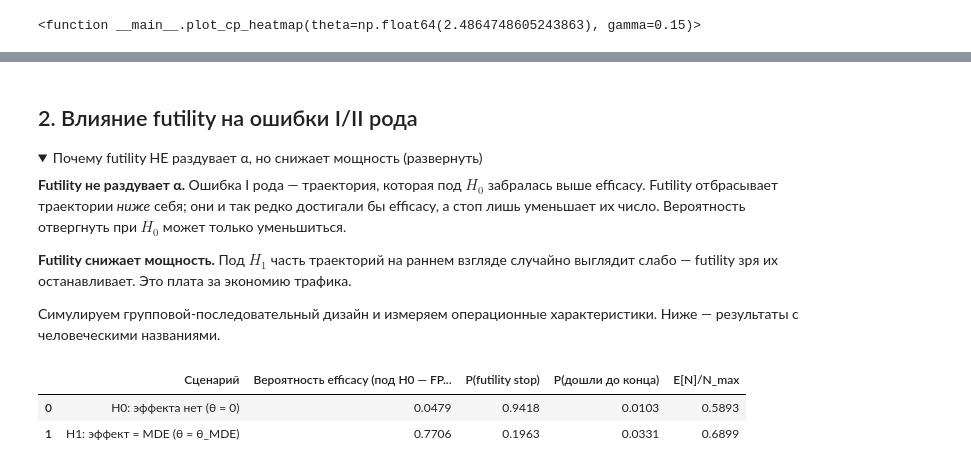
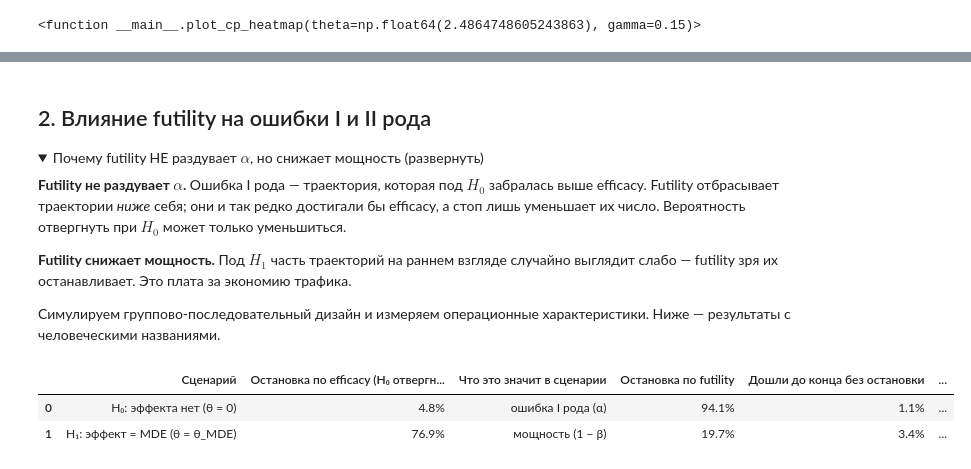
Before and after one commit to Alberelloo/Hypothesis-Testing-Course, a Jupyter notebook: 1. Дизайн и анализ экспериментов/10. Futility-анализ (ранняя остановка по бесперспективности)/lecture.ipynb, the cells around one changed output, grey strips where cells are left out. Cells and saved outputs as stored; diff of their text form; code cells hidden in the pictures; folded sections open.

```diff
--- a/1. Дизайн и анализ экспериментов/10. Futility-анализ (ранняя остановка по бесперспективности)/lecture.ipynb
+++ b/1. Дизайн и анализ экспериментов/10. Futility-анализ (ранняя остановка по бесперспективности)/lecture.ipynb
@@ -399,6 +400,9 @@ $$\frac{d,\mathrm{CP}}{dz_t}=-\Phi'(u)\cdot\frac{du}{dz_t}=-\varphi(u)\cdot\left
 # %%
 def conditional_power(z_t, t, theta, z_alpha=1.6448536):
-    """CP: вероятность Z_1 > z_alpha при наблюдаемом z_t и истинном дрейфе theta."""
+    """CP: вероятность Z_1 > z_alpha при наблюдаемом z_t и истинном дрейфе theta.
+
+    Порог futility по CP (f_k^CP) — значение z_t, при котором CP = gamma.
+    """
     z_t = np.asarray(z_t, dtype=float)
     return 1.0 - norm.cdf((z_alpha - np.sqrt(t) * z_t - theta * (1 - t)) / np.sqrt(1 - t))
 
@@ -1069,22 +1080,23 @@ max |a_k(binding) - a_k(non-binding)| = 0.010
 # %% [markdown]
-## 2. Влияние futility на ошибки I/II рода
+## 2. Влияние futility на ошибки I и II рода
 
 <details>
-<summary>Почему futility НЕ раздувает α, но снижает мощность (развернуть)</summary>
+<summary>Почему futility НЕ раздувает $\alpha$, но снижает мощность (развернуть)</summary>
 
-**Futility не раздувает α.** Ошибка I рода — траектория, которая под $H_0$ забралась выше efficacy. Futility отбрасывает траектории *ниже* себя; они и так редко достигали бы efficacy, а стоп лишь уменьшает их число. Вероятность отвергнуть при $H_0$ может только уменьшиться.
+**Futility не раздувает $\alpha$.** Ошибка I рода — траектория, которая под $H_0$ забралась выше efficacy. Futility отбрасывает траектории *ниже* себя; они и так редко достигали бы efficacy, а стоп лишь уменьшает их число. Вероятность отвергнуть при $H_0$ может только уменьшиться.
 
 **Futility снижает мощность.** Под $H_1$ часть траекторий на раннем взгляде случайно выглядит слабо — futility зря их останавливает. Это плата за экономию трафика.
 
 </details>
 
-Симулируем групповой-последовательный дизайн и измеряем операционные характеристики. Ниже — результаты с человеческими названиями.
+Симулируем группово-последовательный дизайн и измеряем операционные характеристики. Ниже — результаты с человеческими названиями.
 # %%
-def simulate_trial(theta, t, c, a, n_sim=50000, futility="boundary", gamma=0.15,
+def simulate_trial(theta, t, eff, fut, n_sim=50000, futility="boundary", gamma=0.15,
                     theta_cp=None, theta0=0.0, tau=0.8, z_alpha=1.6449):
     """Симуляция группового-последовательного дизайна.
 
-    futility: "none" | "boundary" (фиксированная a_k) | "cp" (CP<gamma) | "ppos" (PPoS<gamma).
+    eff, fut: границы e_k и f_k в Z-шкале.
+    futility: "none" | "boundary" (фиксированная f_k) | "cp" (CP<gamma) | "ppos" (PPoS<gamma).
     Исходы: efficacy / futility / complete; возвращает исход и долю информации на остановке.
     """
     dt = np.diff(np.concatenate(([0.0], t)))
@@ -1096,29 +1108,29 @@ def simulate_trial(theta, t, c, a, n_sim=50000, futility="boundary", gamma=0.15,
         active = outcome == "complete"
         if not active.any():
             break
-        eff = active & (Z[:, k] > c[k])
-        still = active & ~eff
+        stop_eff = active & (Z[:, k] > eff[k])
+        still = active & ~stop_eff
         if k == len(t) - 1:
-            # финальный взгляд: futility = Z < a_K (фиксированная граница);
+            # финальный взгляд: futility = Z < f_K (фиксированная граница);
             # CP/PPoS тут вырождены (t=1 → sqrt(1-t)=0), поэтому их не считаем.
-            fut = still & (Z[:, k] < a[k])
+            stop_fut = still & (Z[:, k] < fut[k])
         elif futility == "boundary":
-            fut = still & (Z[:, k] < a[k])
+            stop_fut = still & (Z[:, k] < fut[k])
         elif futility == "cp":
             cp = conditional_power(Z[still, k], t[k], theta_cp, z_alpha)
-            fut = still.copy(); fut[still] = cp < gamma
+            stop_fut = still.copy(); stop_fut[still] = cp < gamma
         elif futility == "ppos":
             pp = ppos(Z[still, k], t[k], theta0, tau, z_alpha)
-            fut = still.copy(); fut[still] = pp < gamma
+            stop_fut = still.copy(); stop_fut[still] = pp < gamma
         else:
-            fut = np.zeros_like(still)
-        outcome[eff] = "efficacy"; outcome[fut] = "futility"
-        stop_frac[eff] = t[k]; stop_frac[fut] = t[k]
+            stop_fut = np.zeros_like(still)
+        outcome[stop_eff] = "efficacy"; outcome[stop_fut] = "futility"
+        stop_frac[stop_eff] = t[k]; stop_frac[stop_fut] = t[k]
     return outcome, stop_frac
 
 
-def oc(theta, t, c, a, n_sim=50000, **kw):
-    out, stop = simulate_trial(theta, t, c, a, n_sim, **kw)
+def oc(theta, t, eff, fut, n_sim=50000, **kw):
+    out, stop = simulate_trial(theta, t, eff, fut, n_sim, **kw)
     return {
         "FPR / power": (out == "efficacy").mean(),
         "P(futility stop)": (out == "futility").mean(),
@@ -1128,34 +1140,34 @@ def oc(theta, t, c, a, n_sim=50000, **kw):
 # %%
 t = np.asarray(design.t)
 n_sim = 50000
 
 rows = []
 scenarios = [
-    ("H0: эффекта нет (θ = 0)", 0.0, "ошибка I рода (α)"),
-    ("H1: эффект = MDE (θ = θ_MDE)", design.theta_mde, "мощность (1 − β)"),
+    ("H₀: эффекта нет (θ = 0)", 0.0, "ошибка I рода (α)"),
+    ("H₁: эффект = MDE (θ = θ_MDE)", design.theta_mde, "мощность (1 − β)"),
 ]
 for label, theta, meaning in scenarios:
-    r = oc(theta, t, c_bound, a_bound, n_sim)
+    r = oc(theta, t, eff_bound, fut_bound, n_sim)
     rows.append({
         "Сценарий": label,
         "Остановка по efficacy (H₀ отвергнута)": r["FPR / power"],
         "Что это значит в сценарии": meaning,
         "Остановка по futility": r["P(futility stop)"],
         "Дошли до конца без остановки": r["P(дошли до конца)"],
         "Средняя доля данных до остановки": r["E[N]/N_max"],
     })
 
 mc = pd.DataFrame(rows)
 # доли показываем в процентах (строки, чтобы не зависеть от jinja2 / Styler)
 share_cols = ["Остановка по efficacy (H₀ отвергнута)", "Остановка по futility",
               "Дошли до конца без остановки", "Средняя доля данных до остановки"]
 for col in share_cols:
     mc[col] = mc[col].map("{:.1%}".format)
 mc
 # %% [output]
-|  | Сценарий | Вероятность efficacy (под H0 — FP... | P(futility stop) | P(дошли до конца) | E[N]/N_max |
-| 0 | H0: эффекта нет (θ = 0) | 0.0479 | 0.9418 | 0.0103 | 0.5893 |
-| 1 | H1: эффект = MDE (θ = θ_MDE) | 0.7706 | 0.1963 | 0.0331 | 0.6899 |
+|  | Сценарий | Остановка по efficacy (H₀ отвергн... | Что это значит в сценарии | Остановка по futility | Дошли до конца без остановки | ... |
+| 0 | H₀: эффекта нет (θ = 0) | 4.8% | ошибка I рода (α) | 94.1% | 1.1% | ... |
+| 1 | H₁: эффект = MDE (θ = θ_MDE) | 76.9% | мощность (1 − β) | 19.7% | 3.4% | ... |
 # %%
 # Операционные характеристики по спектру эффектов: три доли, в сумме = 1 (stacked area).
 thetas = np.linspace(-0.2, 3.0, 17)
```
Also changed, not shown: parts of 30 cells of this notebook, 5 other files.
